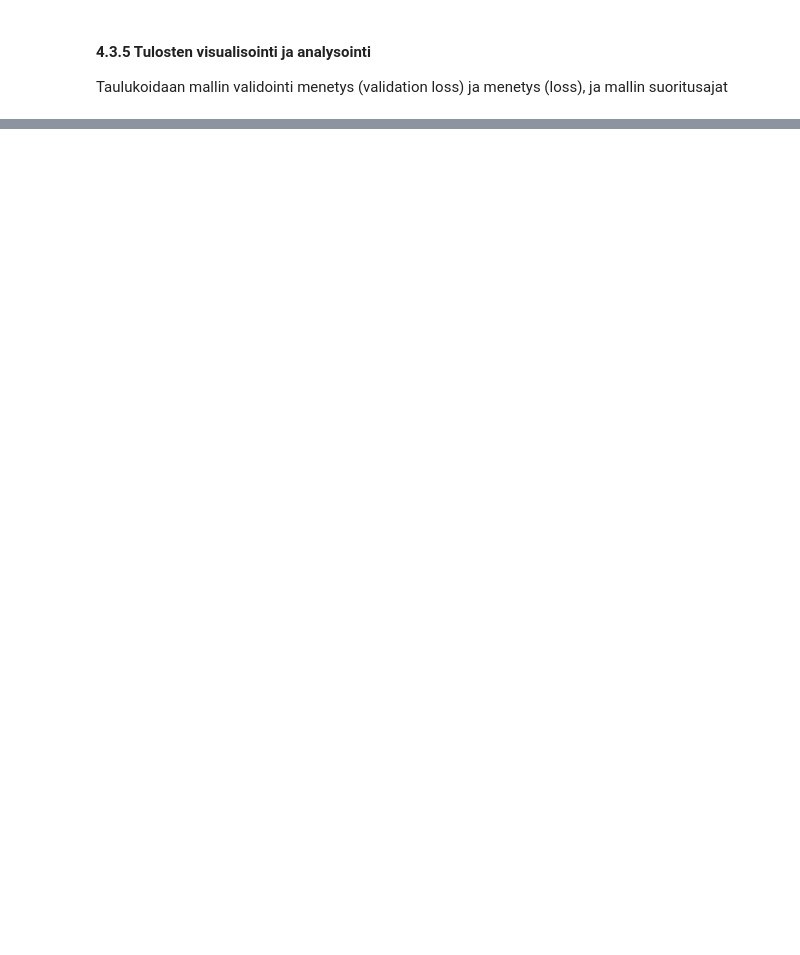
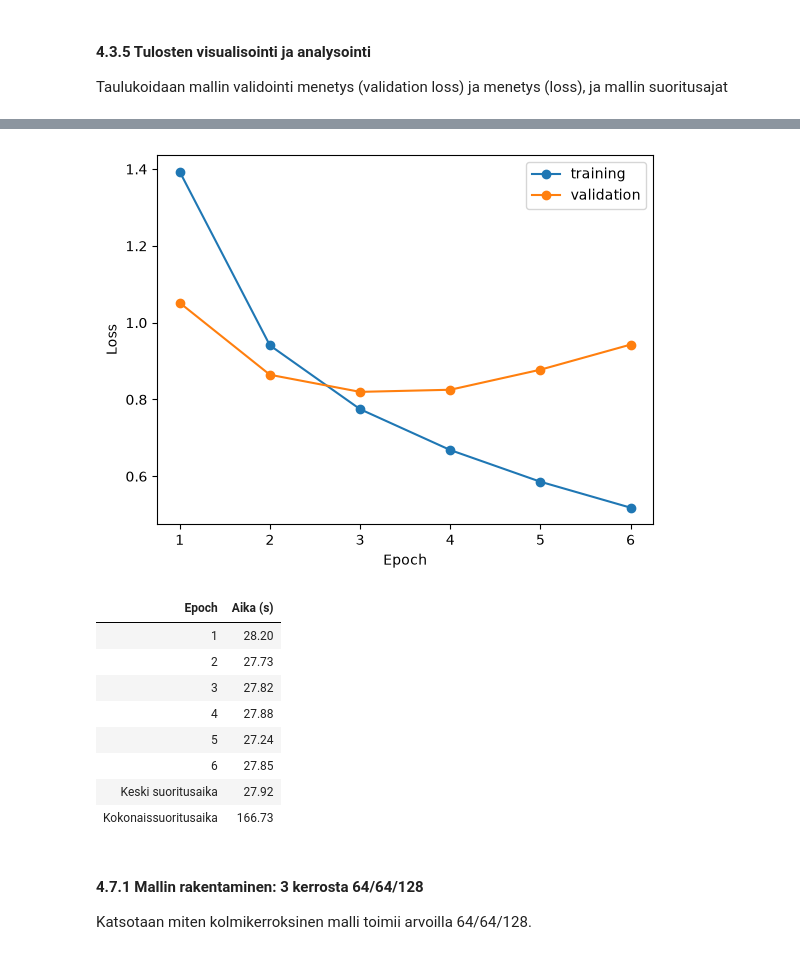
Before and after one commit to MustBeViable/Neuroverkkoprojekti, a Jupyter notebook: CIFAR-10/CIFAR-10_CNN.ipynb, the cells around one changed output, grey strips where cells are left out. Cells and saved outputs as stored; diff of their text form; code cells hidden in the pictures; blank space fills up the shorter version.

```diff
--- a/CIFAR-10/CIFAR-10_CNN.ipynb
+++ b/CIFAR-10/CIFAR-10_CNN.ipynb
@@ -406,0 +747,6 @@ display(df_times_64_128_2layer.style.hide(axis="index").format({"Aika (s)": "{:.
+# %%
+model32_32_64_64_4layer.compile(
+    optimizer="adam",
+    loss="sparse_categorical_crossentropy",
+    metrics=["accuracy"]
+)
@@ -406,0 +755,13 @@ display(df_times_64_128_2layer.style.hide(axis="index").format({"Aika (s)": "{:.
+# %%
+# Tallennetaan historia myöhempää tarkastelua varten
+history_32_32_64_64_4layer = model32_32_64_64_4layer.fit(
+    x_train,
+    y_train,
+    epochs=20,
+    batch_size=32,
+    validation_split=0.1,
+    callbacks=[stop, timer_32_32_64_64_4layer]
+)
+
+# Tallennetaan ajat historiaan myöhempää tarkastelua varten
+history_32_32_64_64_4layer.history["epoch_time_seconds"] = timer_32_32_64_64_4layer.epoch_times
@@ -406,0 +809,51 @@ display(df_times_64_128_2layer.style.hide(axis="index").format({"Aika (s)": "{:.
+# %%
+# Loss-arvojen visualisointi
+epochs = range(1, len(history_32_32_64_64_4layer.history["loss"]) + 1)
+
+plt.plot(epochs, history_32_32_64_64_4layer.history["loss"], marker="o", label="training")
+plt.plot(epochs, history_32_32_64_64_4layer.history["val_loss"], marker="o", label="validation")
+plt.xlabel("Epoch")
+plt.ylabel("Loss")
+plt.xticks(epochs)
+plt.legend()
+plt.show()
+
+# Epochien suoritusajat dataframeen
+df_times_32_32_64_64_4layer = pd.DataFrame({
+    "Epoch": range(1, len(timer_32_32_64_64_4layer.epoch_times) + 1),
+    "Aika (s)": timer_32_32_64_64_4layer.epoch_times
+})
+
+# Keskimääräinen suoritusaika (poistetaan viimeiset 3 epochia)
+df_times_32_32_64_64_4layer.loc[len(df_times_32_32_64_64_4layer)] = [
+    "Keski suoritusaika",
+    sum(timer_32_32_64_64_4layer.epoch_times[:-3]) / len(timer_32_32_64_64_4layer.epoch_times[:-3])
+]
+
+# Kokonaissuoritusaika
+df_times_32_32_64_64_4layer.loc[len(df_times_32_32_64_64_4layer)] = [
+    "Kokonaissuoritusaika",
+    sum(timer_32_32_64_64_4layer.epoch_times)
+]
+
+# Näytetään dataframe ilman indeksejä
+display(
+    df_times_32_32_64_64_4layer.style
+    .hide(axis="index")
+    .format({"Aika (s)": "{:.2f}"})
+)
+# %% [output]
+[figure, added]
+| Epoch | Aika (s) |
+| 1 | 28.20 |
+| 2 | 27.73 |
+| 3 | 27.82 |
+| 4 | 27.88 |
+| 5 | 27.24 |
+| 6 | 27.85 |
+| Keski suoritusaika | 27.92 |
+| Kokonaissuoritusaika | 166.73 |
+# %% [markdown]
+#### 4.7.1 Mallin rakentaminen: 3 kerrosta 64/64/128
+
+Katsotaan miten kolmikerroksinen malli toimii arvoilla 64/64/128.
```
Also changed, not shown: parts of 59 cells of this notebook.
